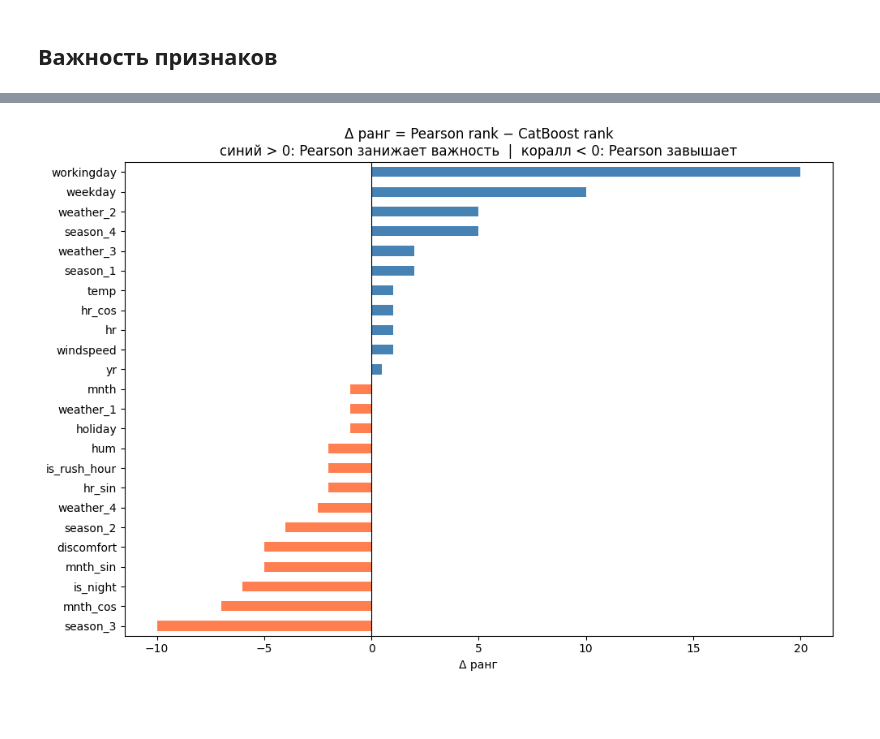
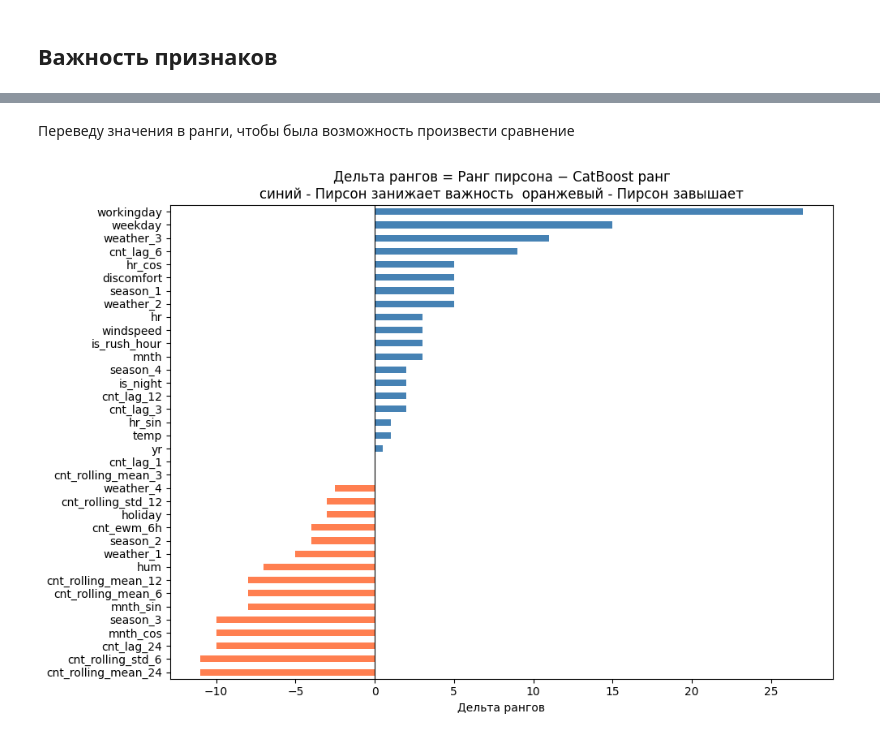
Before and after one commit to Kanogame/bikeshare, a Jupyter notebook: notebooks/03_catboost.ipynb, the cells around one changed output, grey strips where cells are left out. Drawn from its saved outputs; the diff is of its cells as text; code cells hidden in the pictures; blank space fills up the shorter version.

```diff
--- a/notebooks/03_catboost.ipynb
+++ b/notebooks/03_catboost.ipynb
@@ -75,10 +114,12 @@ def log_metrics(y_true: np.ndarray, y_pred: np.ndarray, prefix: str) -> dict[str
     return metrics
 
 
-def print_and_log_metrics(y_true: np.ndarray, y_pred: np.ndarray, prefix: str) -> None:
+def print_and_log_metrics(y_true: np.ndarray, y_pred: np.ndarray, prefix: str) -> dict[str, float]:
     metrics = log_metrics(y_true, y_pred, prefix)
 
     print(
         f"{prefix} Metrics:\nRMSLE: {metrics['rmsle']}\nRMSE={metrics['rmse']}"
         + f" bikes\nMAE={metrics['mae']}\nR^2={metrics['r2']}"
     )
+
+    return metrics
@@ -125,6 +215,12 @@ Baseline  Test  RMSLE=0.4936  RMSE=131.5 bikes  MAE=94.2  R²=0.8740
 Для оптимизации подбора переменных будут использовать TPE (Tree-structured Parzen Estimator)
 # %%
 def objective(trial):
+    """Целевая функция Optuna.
+
+    Минимизирует RMSLE на val (чистом, без cold start маскирования).
+    Это даёт оптимум для "идеального" сценария, а cold-start качество
+    проверяем позже на test_cold/test_immediate.
+    """
     params = {
         "learning_rate":     trial.suggest_float("learning_rate",     0.01,  0.3,  log=True),
         "depth":             trial.suggest_int(  "depth",             4,     10),
@@ -136,10 +232,11 @@ def objective(trial):
         "random_seed":       RANDOM_SEED,
         "verbose":           False,
         "early_stopping_rounds": 50,
+        "nan_mode":          "Min",  # обязательно для работы с замаскированными lag
     }
     with mlflow.start_run(run_name=f"trial_{trial.number}", nested=True):
         mlflow.set_tag("run_type", "optuna_trial")
-        skip = {"iterations", "random_seed", "verbose", "early_stopping_rounds"}
+        skip = {"iterations", "random_seed", "verbose", "early_stopping_rounds", "nan_mode"}
         mlflow.log_params({k: v for k, v in params.items() if k not in skip})
 
         m = CatBoostRegressor(**params)
@@ -161,6 +258,7 @@ with mlflow.start_run(run_name="optuna_study"):
         "optimizer":        "TPE",
         "split_strategy":   "chronological",
         "target_transform": "log1p",
+        "nan_handling":     "nan_mode_min",
     })
     study.optimize(objective, n_trials=N_TRIALS, show_progress_bar=True)
 
@@ -480,18 +1065,33 @@ yr                            0.00     23.5       nan      24.0      +0  ≈ с
+# %% [markdown]
+Переведу значения в ранги, чтобы была возможность произвести сравнение
 # %%
-delta  = comparison["Δ Ранг"].sort_values()
+comparison = pd.DataFrame(
+    {
+        "cb_importance": fi.round(2),
+        "pearson": pearson.round(4),
+    }
+)
+comparison["cb_rank"] = comparison["cb_importance"].rank(
+    ascending=False, na_option="bottom"
+)
+comparison["pearson_rank"] = comparison["pearson"].rank(
+    ascending=False, na_option="bottom"
+)
+
+delta = (comparison["pearson_rank"] - comparison["cb_rank"]).sort_values()
 colors = ["steelblue" if x > 0 else "coral" if x < 0 else "gray" for x in delta.values]
 
 delta.plot(kind="barh", figsize=(10, 7), color=colors)
 plt.axvline(0, color="black", linewidth=0.8)
 plt.title(
-    "Δ ранг = Pearson rank − CatBoost rank\n"
-    "синий > 0: Pearson занижает важность  |  коралл < 0: Pearson завышает"
+    "Дельта рангов = Ранг пирсона − CatBoost ранг\n"
+    "синий - Пирсон занижает важность  оранжевый - Пирсон завышает"
 )
-plt.xlabel("Δ ранг")
+plt.xlabel("Дельта рангов")
 plt.tight_layout()
 plt.show()
 # %% [output]
-[figure, old version]
+[figure, new version]
 # %% [markdown]
 ## Выводы
 
```
Also changed, not shown: parts of 30 cells of this notebook, 7 other files.
